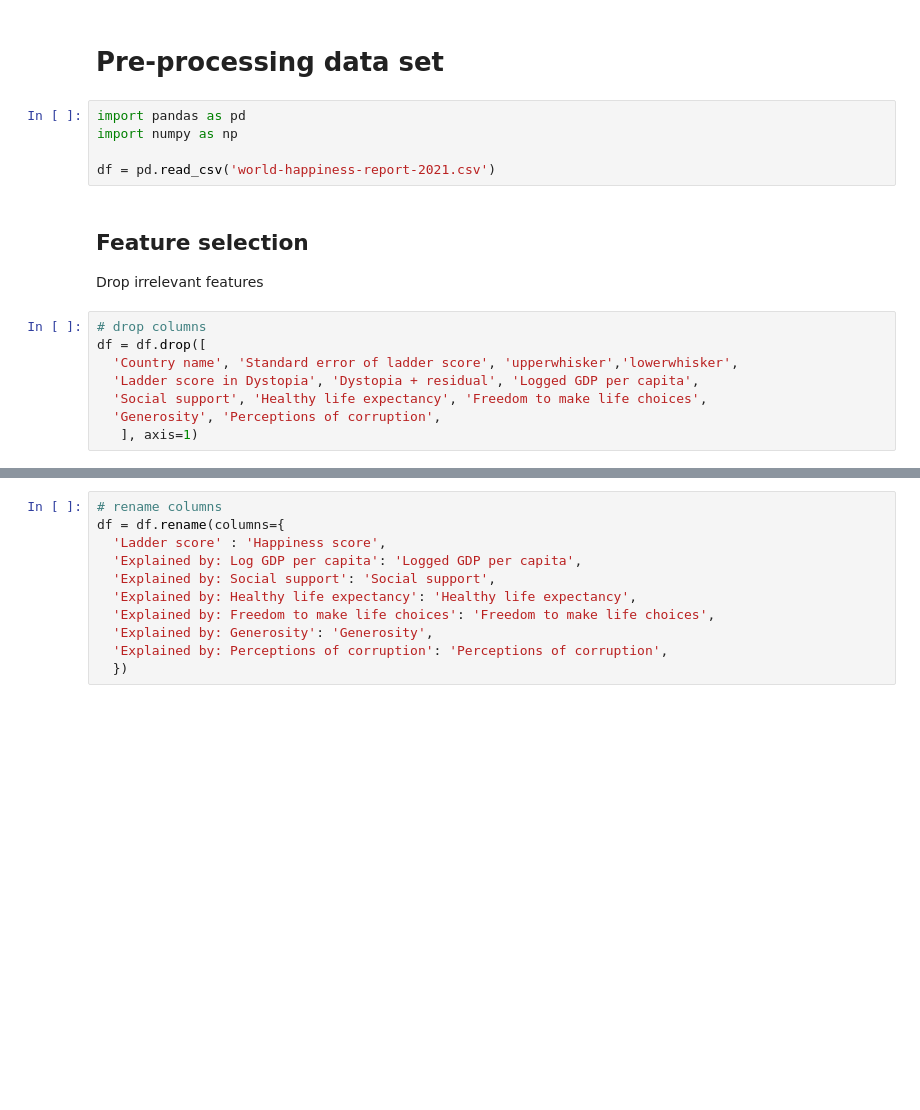
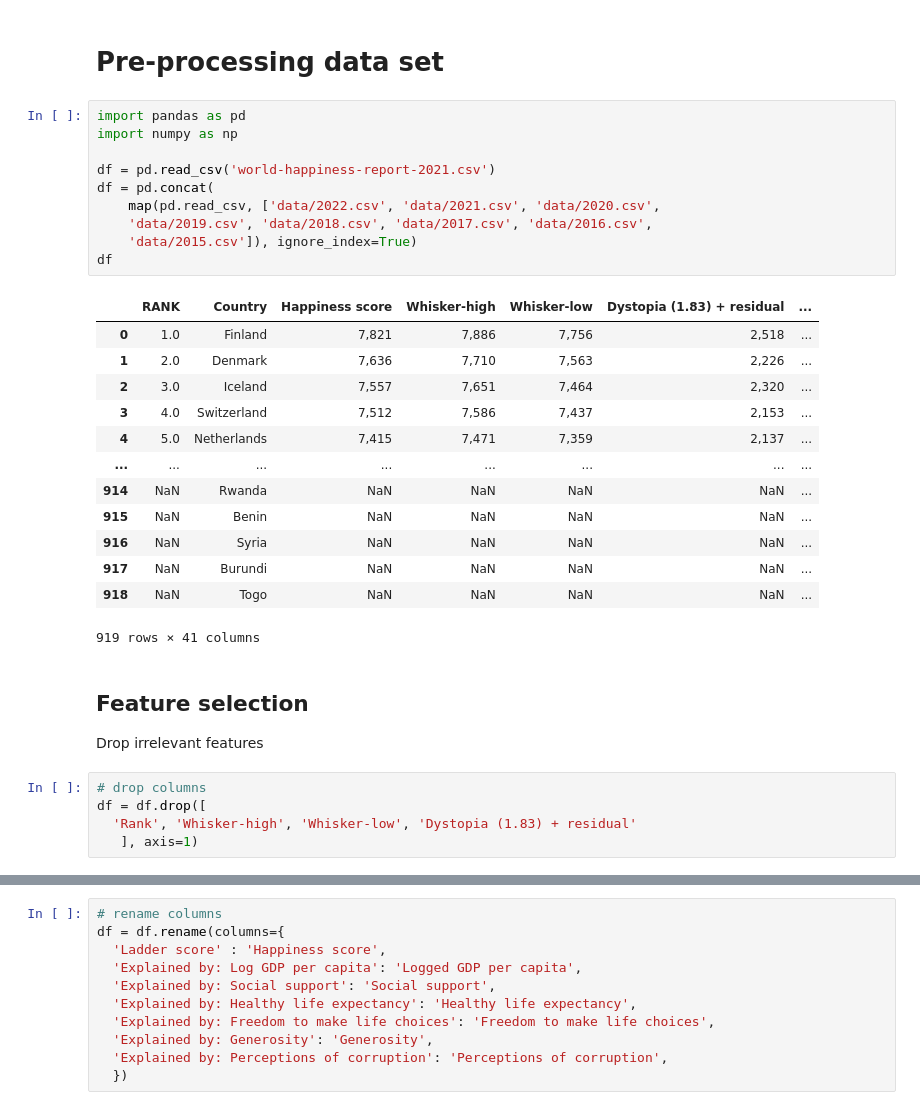
Before and after one commit to AlfonsoGhislieri/causal-learning, a Jupyter notebook: pre-processing.ipynb, the cells around one changed output, grey strips where cells are left out. Cells and saved outputs as stored; diff of their text form; blank space fills up the shorter version.

Commit message:
add new data and fill country name

```diff
--- a/pre-processing.ipynb
+++ b/pre-processing.ipynb
@@ -3,16 +3,32 @@
 # %%
 import pandas as pd
 import numpy as np
 
 df = pd.read_csv('world-happiness-report-2021.csv')
+df = pd.concat(
+    map(pd.read_csv, ['data/2022.csv', 'data/2021.csv', 'data/2020.csv',
+    'data/2019.csv', 'data/2018.csv', 'data/2017.csv', 'data/2016.csv',
+    'data/2015.csv']), ignore_index=True)
+df
+# %% [output]
+|  | RANK | Country | Happiness score | Whisker-high | Whisker-low | Dystopia (1.83) + residual | ... |
+| 0 | 1.0 | Finland | 7,821 | 7,886 | 7,756 | 2,518 | ... |
+| 1 | 2.0 | Denmark | 7,636 | 7,710 | 7,563 | 2,226 | ... |
+| 2 | 3.0 | Iceland | 7,557 | 7,651 | 7,464 | 2,320 | ... |
+| 3 | 4.0 | Switzerland | 7,512 | 7,586 | 7,437 | 2,153 | ... |
+| 4 | 5.0 | Netherlands | 7,415 | 7,471 | 7,359 | 2,137 | ... |
+| ... | ... | ... | ... | ... | ... | ... | ... |
+| 914 | NaN | Rwanda | NaN | NaN | NaN | NaN | ... |
+| 915 | NaN | Benin | NaN | NaN | NaN | NaN | ... |
+| 916 | NaN | Syria | NaN | NaN | NaN | NaN | ... |
+| 917 | NaN | Burundi | NaN | NaN | NaN | NaN | ... |
+| 918 | NaN | Togo | NaN | NaN | NaN | NaN | ... |
+919 rows × 41 columns
 # %% [markdown]
 ## Feature selection
 Drop irrelevant features
-# %%
-# drop columns
-df = df.drop([
-  'Country name', 'Standard error of ladder score', 'upperwhisker','lowerwhisker',
-  'Ladder score in Dystopia', 'Dystopia + residual', 'Logged GDP per capita',
-  'Social support', 'Healthy life expectancy', 'Freedom to make life choices',
-  'Generosity', 'Perceptions of corruption',
-   ], axis=1)
+# %%
+# drop columns
+df = df.drop([
+  'Rank', 'Whisker-high', 'Whisker-low', 'Dystopia (1.83) + residual'
+   ], axis=1)
```
Also changed, not shown: parts of 1 cell of this notebook, 8 other files.
